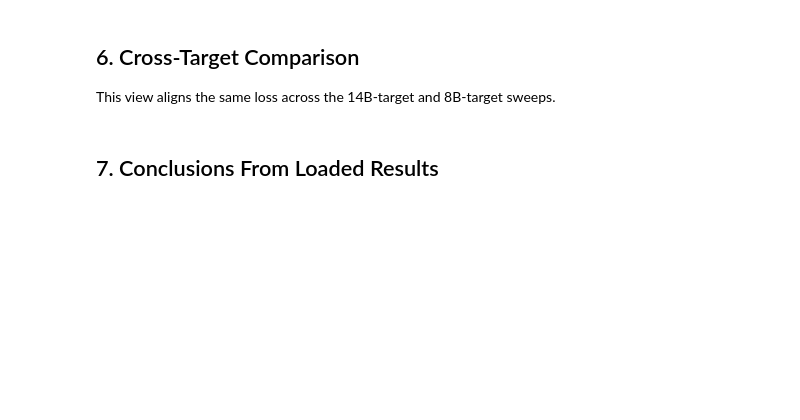
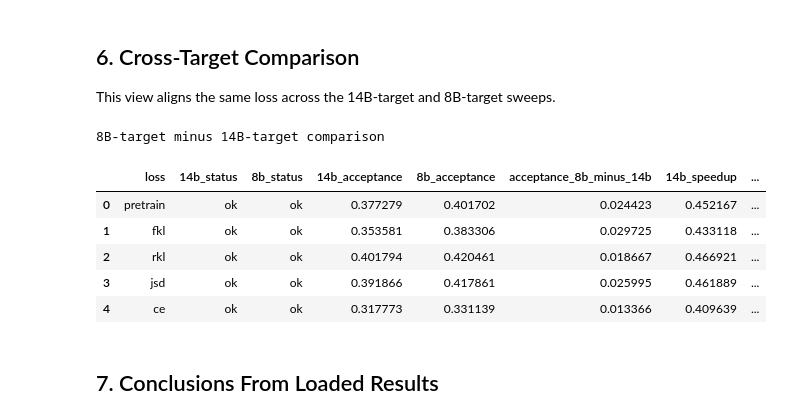
Before and after one commit to ouyangyuchen/knowledge-distill-for-spec-decoding, a Jupyter notebook: notebooks/yuchen_ouyang_388166.ipynb, the cells around one changed output. Cells and saved outputs as stored; diff of their text form; code cells hidden in the pictures; blank space fills up the shorter version.

```diff
--- a/notebooks/yuchen_ouyang_388166.ipynb
+++ b/notebooks/yuchen_ouyang_388166.ipynb
@@ -423,33 +474,41 @@ for loss in ("pretrain", *LOSSES):
             "8b_status": row_8b.get("status") if row_8b else "missing row",
             "14b_acceptance": row_14b.get("acceptance_rate") if row_14b else None,
             "8b_acceptance": row_8b.get("acceptance_rate") if row_8b else None,
             "acceptance_8b_minus_14b": (
                 row_8b.get("acceptance_rate") - row_14b.get("acceptance_rate")
                 if row_14b and row_8b and is_number(row_14b.get("acceptance_rate")) and is_number(row_8b.get("acceptance_rate"))
                 else None
             ),
             "14b_speedup": row_14b.get("speedup") if row_14b else None,
             "8b_speedup": row_8b.get("speedup") if row_8b else None,
             "speedup_8b_minus_14b": (
                 row_8b.get("speedup") - row_14b.get("speedup")
                 if row_14b and row_8b and is_number(row_14b.get("speedup")) and is_number(row_8b.get("speedup"))
                 else None
             ),
         }
     )
 
 comparison_columns = [
     "loss",
     "14b_status",
     "8b_status",
     "14b_acceptance",
     "8b_acceptance",
     "acceptance_8b_minus_14b",
     "14b_speedup",
     "8b_speedup",
-    "speedup_8b_minus_14b",
+    # "speedup_8b_minus_14b",
 ]
 
 show_table(comparison_rows, comparison_columns, title="8B-target minus 14B-target comparison")
+# %% [output]
+8B-target minus 14B-target comparison
+|  | loss | 14b_status | 8b_status | 14b_acceptance | 8b_acceptance | acceptance_8b_minus_14b | 14b_speedup | ... |
+| 0 | pretrain | ok | ok | 0.377279 | 0.401702 | 0.024423 | 0.452167 | ... |
+| 1 | fkl | ok | ok | 0.353581 | 0.383306 | 0.029725 | 0.433118 | ... |
+| 2 | rkl | ok | ok | 0.401794 | 0.420461 | 0.018667 | 0.466921 | ... |
+| 3 | jsd | ok | ok | 0.391866 | 0.417861 | 0.025995 | 0.461889 | ... |
+| 4 | ce | ok | ok | 0.317773 | 0.331139 | 0.013366 | 0.409639 | ... |
 # %% [markdown]
 ## 7. Conclusions From Loaded Results
```
Also changed, not shown: parts of 7 cells of this notebook.
